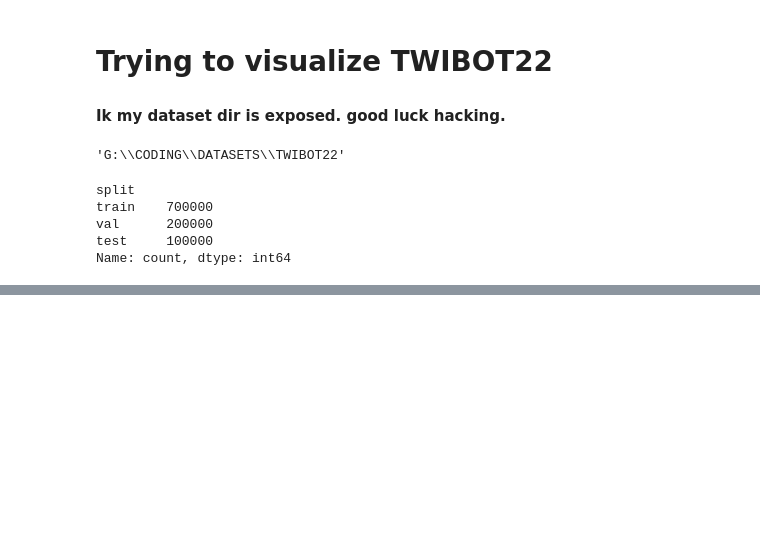
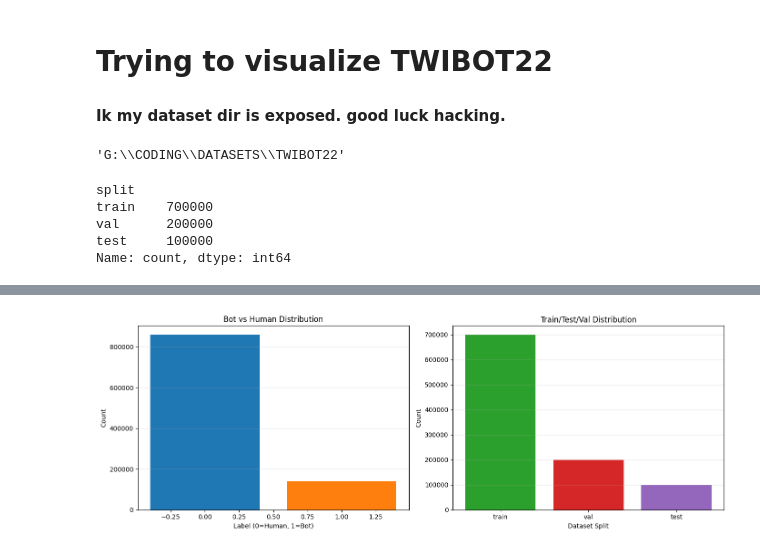
Before and after one commit to GabiYamato/TWITTER-BOT, a Jupyter notebook: viewing_data.ipynb, the cells around one changed output, grey strips where cells are left out. Drawn from its saved outputs; the diff is of its cells as text; code cells hidden in the pictures; blank space fills up the shorter version.

```diff
--- a/viewing_data.ipynb
+++ b/viewing_data.ipynb
@@ -92,0 +271,24 @@ Name: count, dtype: int64
+# %%
+# Visualization 1: Label distribution
+fig, axes = plt.subplots(1, 2, figsize=(14, 5))
+
+# Label distribution
+label_counts = users_df['label'].value_counts()
+axes[0].bar(label_counts.index, label_counts.values, color=['#1f77b4', '#ff7f0e'])
+axes[0].set_xlabel('Label (0=Human, 1=Bot)')
+axes[0].set_ylabel('Count')
+axes[0].set_title('Bot vs Human Distribution')
+axes[0].grid(axis='y', alpha=0.3)
+
+# Split distribution
+split_counts = users_df['split'].value_counts()
+axes[1].bar(split_counts.index, split_counts.values, color=['#2ca02c', '#d62728', '#9467bd'])
+axes[1].set_xlabel('Dataset Split')
+axes[1].set_ylabel('Count')
+axes[1].set_title('Train/Test/Val Distribution')
+axes[1].grid(axis='y', alpha=0.3)
+
+plt.tight_layout()
+plt.show()
+# %% [output]
+[figure, added]
```
Also changed, not shown: parts of 24 cells of this notebook, 1 other file.
